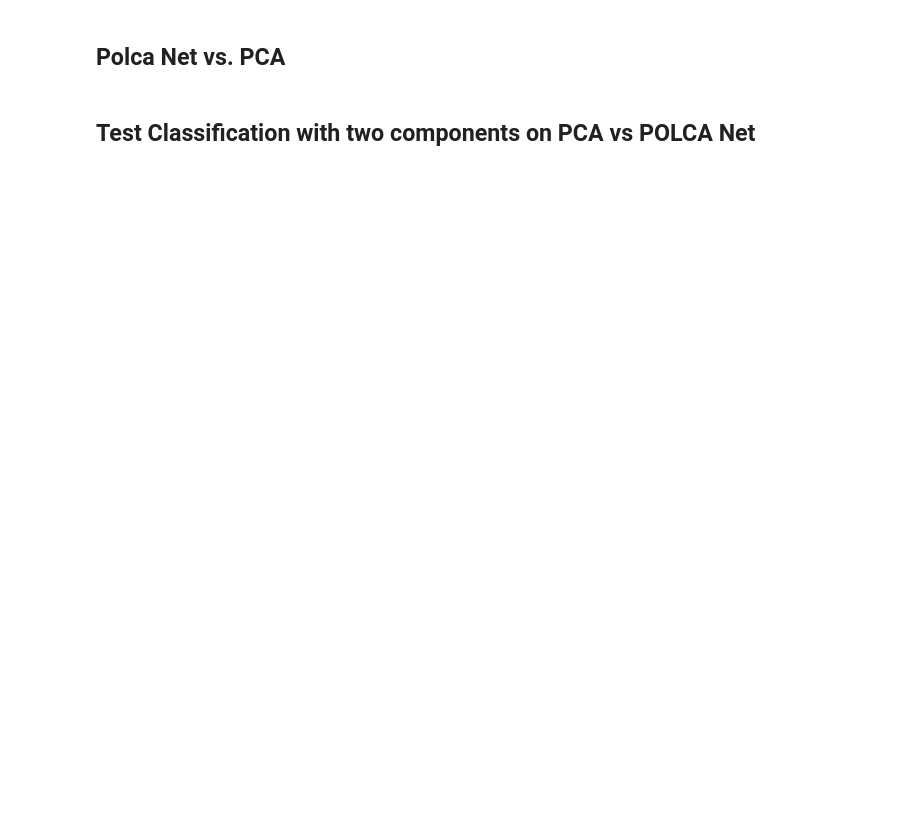
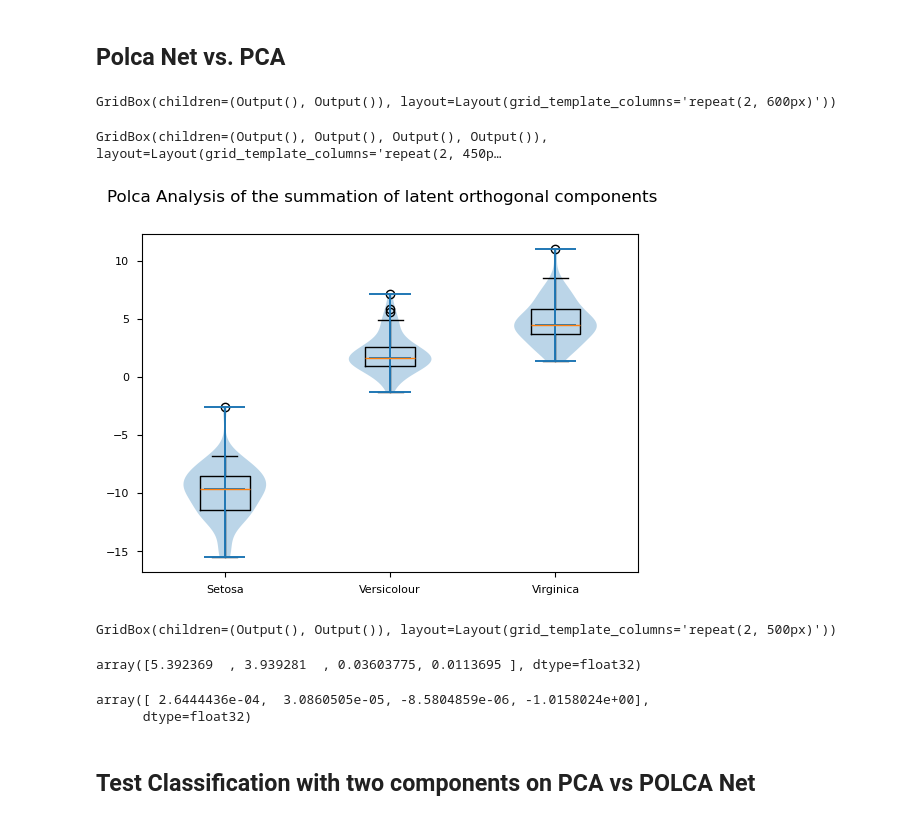
Before and after one commit to jamartinh/polcanet, a Jupyter notebook: examples/notebooks/iris_dataset.ipynb, the cells around one changed output. Saved outputs shown, nothing was run; the diff lists cells and outputs as text; code cells hidden in the pictures; blank space fills up the shorter version.

```diff
--- a/examples/notebooks/iris_dataset.ipynb
+++ b/examples/notebooks/iris_dataset.ipynb
@@ -49,7 +50,7 @@ array([0.92461872, 0.05306648])
 ### Fit POLCANet
 # %%
 ae_input = X
-act_fn = torch.nn.Mish()
+act_fn = torch.nn.SiLU
 input_dim = (ae_input.shape[1],)
 latent_dim = 4
 
@@ -64,15 +65,15 @@ encoder_iris = autoencoder_factory(
 
 decoder_iris = LinearDecoder(latent_dim=latent_dim,
                              input_dim=input_dim,
-                             hidden_dim=256,
-                             num_layers=4)
+                             hidden_dim=1024,
+                             num_layers=2)
 
 
 model_iris = PolcaNet(
     encoder=encoder_iris,
     decoder=decoder_iris,
     latent_dim = latent_dim,
-    alpha=0.0001,  # ortgogonality loss
+    alpha=1.0,  # ortgogonality loss
     beta=1.0,  # variance sorting loss
     gamma=1.0,  # variance reduction loss
     device="cuda",
@@ -146,6 +241,8 @@ with o2:
 layout = widgets.Layout(grid_template_columns="repeat(2, 600px)")
 accordion = widgets.GridBox(children=[o1, o2], layout=layout)
 display(accordion)
+# %% [output]
+GridBox(children=(Output(), Output()), layout=Layout(grid_template_columns='repeat(2, 600px)'))
 # %%
 o1 = widgets.Output()
 o2 = widgets.Output()
@@ -171,18 +268,22 @@ with o4:
 layout = widgets.Layout(grid_template_columns="repeat(2, 450px)")
 accordion = widgets.GridBox(children=[o1, o2, o3, o4], layout=layout)
 display(accordion)
+# %% [output]
+GridBox(children=(Output(), Output(), Output(), Output()), layout=Layout(grid_template_columns='repeat(2, 450p…
 # %%
 latents, reconstructed = model_iris.predict(X)
 vectors = []
 labels = ["Setosa", "Versicolour", "Virginica"]
 for c, label in enumerate(labels):
     vectors.append(np.sum(latents[y == c, :], axis=1))
 
 
-plt.boxplot(vectors, labels=labels)
+plt.boxplot(vectors, tick_labels=labels)
 plt.violinplot(vectors, showmeans=False, showmedians=True)
 plt.suptitle("Polca Analysis of the summation of latent orthogonal components")
 plt.show()
+# %% [output]
+[figure, added]
 # %%
 import seaborn as sns
 
@@ -206,10 +307,17 @@ with o2:
 layout = widgets.Layout(grid_template_columns="repeat(2, 500px)")
 accordion = widgets.GridBox(children=[o1, o2], layout=layout)
 display(accordion)
+# %% [output]
+GridBox(children=(Output(), Output()), layout=Layout(grid_template_columns='repeat(2, 500px)'))
 # %%
 model_iris.std_metrics
+# %% [output]
+array([5.392369  , 3.939281  , 0.03603775, 0.0113695 ], dtype=float32)
 # %%
 model_iris.mean_metrics
+# %% [output]
+array([ 2.6444436e-04,  3.0860505e-05, -8.5804859e-06, -1.0158024e+00],
+      dtype=float32)
 # %% [markdown]
 ## Test Classification with two components on PCA vs POLCA Net
 # %%
```
Also changed, not shown: parts of 16 cells of this notebook, 6 other files.
